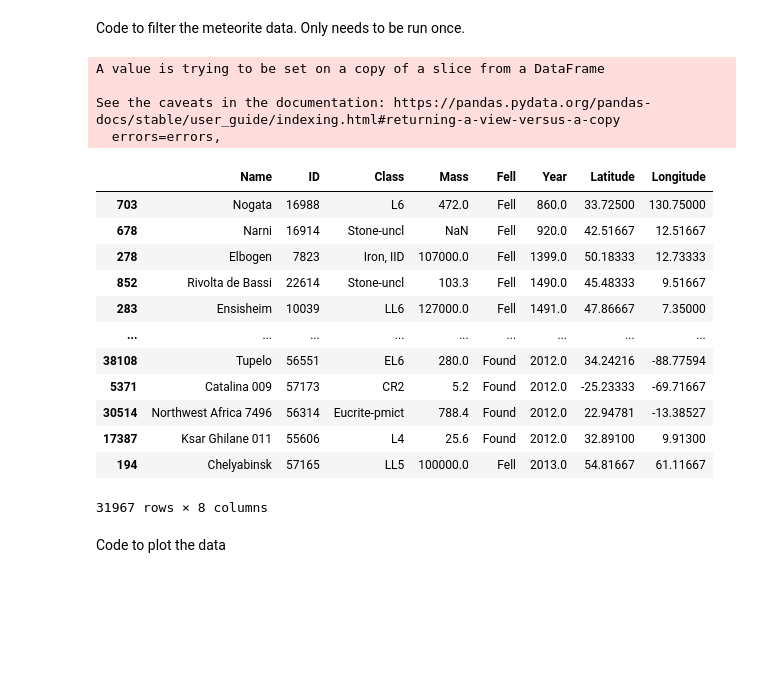
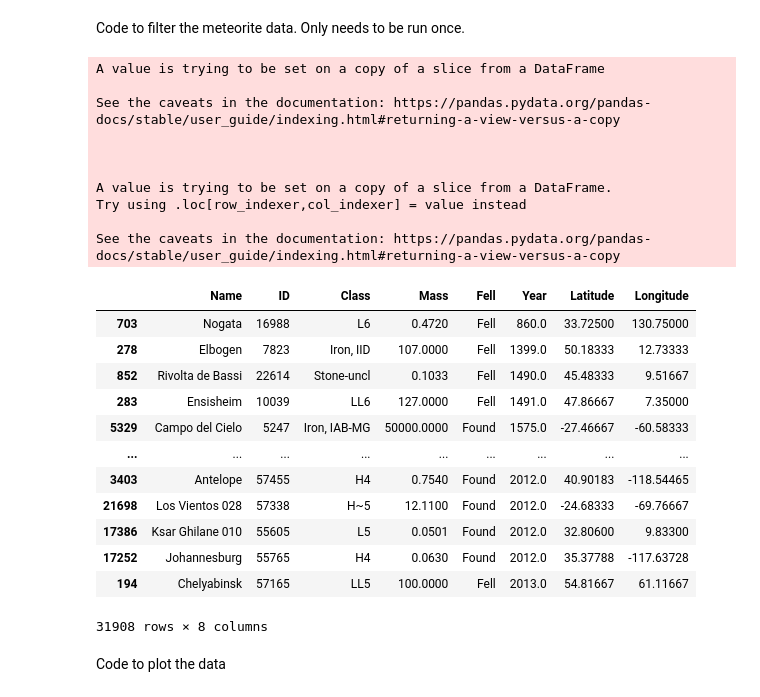
Before and after one commit to erifyc1/meteorite-visualization, a Jupyter notebook: main.ipynb, the cells around one changed output. Saved outputs shown, nothing was run; the diff lists cells and outputs as text; code cells hidden in the pictures; blank space fills up the shorter version.

```diff
--- a/main.ipynb
+++ b/main.ipynb
@@ -18,33 +18,39 @@ Code to filter the meteorite data. Only needs to be run once.
 # %%
 meteorites = pd.read_csv("./data/meteorite-landings.csv", delimiter=",")
 filtered_coords = (meteorites["Longitude"] >= -180) & (meteorites["Longitude"] <= 180) & ((meteorites["Longitude"] != 0) | (meteorites["Latitude"] != 0))
 filtered_years = (meteorites["Year"] >= 860) & (meteorites["Year"] <= 2016)
-filtered_mass = ((meteorites["Mass"] >= 100))
+filtered_mass = ~pd.isna(meteorites["Mass"])
 filtered_type = ((meteorites["Type"] == "Valid"))
-filtered_meteorites = meteorites[filtered_coords & filtered_years & filtered_type]
+filtered_meteorites = meteorites[filtered_coords & filtered_years & filtered_type & filtered_mass]
 filtered_meteorites.drop(["GeoLocation", "Type"], axis=1, inplace=True)
-# filtered_meteorites["Mass"] = filtered_meteorites["Mass"].div(1000)
+filtered_meteorites["Mass"] = filtered_meteorites["Mass"].div(1000)
 filtered_meteorites.to_csv("./data/cleansed-data.csv")
 filtered_meteorites = filtered_meteorites.sort_values(by="Year", ascending=True)
 filtered_meteorites
 # %% [output]
 A value is trying to be set on a copy of a slice from a DataFrame
 
 See the caveats in the documentation: https://pandas.pydata.org/pandas-docs/stable/user_guide/indexing.html#returning-a-view-versus-a-copy
-  errors=errors,
+
+
+
+A value is trying to be set on a copy of a slice from a DataFrame.
+Try using .loc[row_indexer,col_indexer] = value instead
+
+See the caveats in the documentation: https://pandas.pydata.org/pandas-docs/stable/user_guide/indexing.html#returning-a-view-versus-a-copy
 |  | Name | ID | Class | Mass | Fell | Year | Latitude | Longitude |
-| 703 | Nogata | 16988 | L6 | 472.0 | Fell | 860.0 | 33.72500 | 130.75000 |
-| 678 | Narni | 16914 | Stone-uncl | NaN | Fell | 920.0 | 42.51667 | 12.51667 |
-| 278 | Elbogen | 7823 | Iron, IID | 107000.0 | Fell | 1399.0 | 50.18333 | 12.73333 |
-| 852 | Rivolta de Bassi | 22614 | Stone-uncl | 103.3 | Fell | 1490.0 | 45.48333 | 9.51667 |
-| 283 | Ensisheim | 10039 | LL6 | 127000.0 | Fell | 1491.0 | 47.86667 | 7.35000 |
+| 703 | Nogata | 16988 | L6 | 0.4720 | Fell | 860.0 | 33.72500 | 130.75000 |
+| 278 | Elbogen | 7823 | Iron, IID | 107.0000 | Fell | 1399.0 | 50.18333 | 12.73333 |
+| 852 | Rivolta de Bassi | 22614 | Stone-uncl | 0.1033 | Fell | 1490.0 | 45.48333 | 9.51667 |
+| 283 | Ensisheim | 10039 | LL6 | 127.0000 | Fell | 1491.0 | 47.86667 | 7.35000 |
+| 5329 | Campo del Cielo | 5247 | Iron, IAB-MG | 50000.0000 | Found | 1575.0 | -27.46667 | -60.58333 |
 | ... | ... | ... | ... | ... | ... | ... | ... | ... |
-| 38108 | Tupelo | 56551 | EL6 | 280.0 | Found | 2012.0 | 34.24216 | -88.77594 |
-| 5371 | Catalina 009 | 57173 | CR2 | 5.2 | Found | 2012.0 | -25.23333 | -69.71667 |
-| 30514 | Northwest Africa 7496 | 56314 | Eucrite-pmict | 788.4 | Found | 2012.0 | 22.94781 | -13.38527 |
-| 17387 | Ksar Ghilane 011 | 55606 | L4 | 25.6 | Found | 2012.0 | 32.89100 | 9.91300 |
-| 194 | Chelyabinsk | 57165 | LL5 | 100000.0 | Fell | 2013.0 | 54.81667 | 61.11667 |
+| 3403 | Antelope | 57455 | H4 | 0.7540 | Found | 2012.0 | 40.90183 | -118.54465 |
+| 21698 | Los Vientos 028 | 57338 | H~5 | 12.1100 | Found | 2012.0 | -24.68333 | -69.76667 |
+| 17386 | Ksar Ghilane 010 | 55605 | L5 | 0.0501 | Found | 2012.0 | 32.80600 | 9.83300 |
+| 17252 | Johannesburg | 55765 | H4 | 0.0630 | Found | 2012.0 | 35.37788 | -117.63728 |
+| 194 | Chelyabinsk | 57165 | LL5 | 100.0000 | Fell | 2013.0 | 54.81667 | 61.11667 |
-31967 rows × 8 columns
+31908 rows × 8 columns
 # %% [markdown]
 Code to plot the data
 # %%
```
Also changed, not shown: parts of 1 cell of this notebook, 2 other files.
